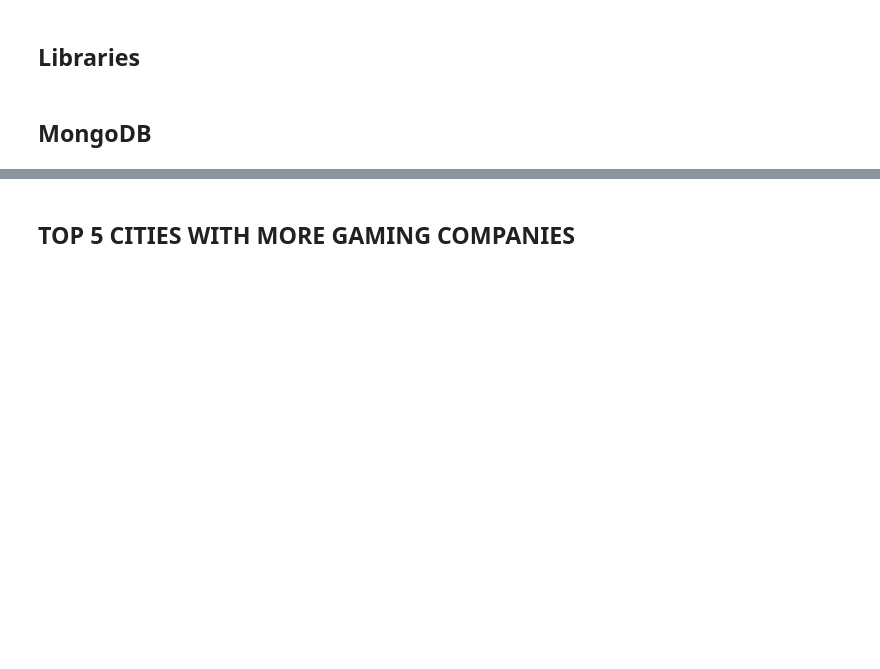
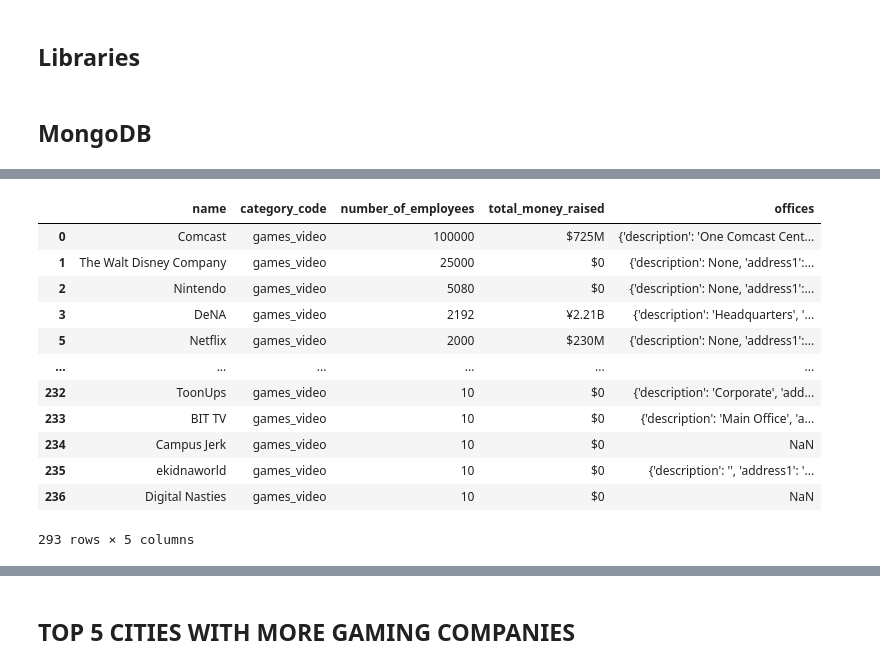
Before and after one commit to meryreddoor/Best_location_with_MongoDB_Project, a Jupyter notebook: Proyecto MongoDB.ipynb, the cells around one changed output, grey strips where cells are left out. Cells and saved outputs as stored; diff of their text form; code cells hidden in the pictures; blank space fills up the shorter version.

```diff
--- a/Proyecto MongoDB.ipynb
+++ b/Proyecto MongoDB.ipynb
@@ -52 +68,19 @@ df.dropna(subset=['offices'], inplace=True)
+# %%
+#Removing the lists from offices column
+df = df.explode('offices')
+df
+# %% [output]
+|  | name | category_code | number_of_employees | total_money_raised | offices |
+| 0 | Comcast | games_video | 100000 | $725M | {'description': 'One Comcast Cent... |
+| 1 | The Walt Disney Company | games_video | 25000 | $0 | {'description': None, 'address1':... |
+| 2 | Nintendo | games_video | 5080 | $0 | {'description': None, 'address1':... |
+| 3 | DeNA | games_video | 2192 | ¥2.21B | {'description': 'Headquarters', '... |
+| 5 | Netflix | games_video | 2000 | $230M | {'description': None, 'address1':... |
+| ... | ... | ... | ... | ... | ... |
+| 232 | ToonUps | games_video | 10 | $0 | {'description': 'Corporate', 'add... |
+| 233 | BIT TV | games_video | 10 | $0 | {'description': 'Main Office', 'a... |
+| 234 | Campus Jerk | games_video | 10 | $0 | NaN |
+| 235 | ekidnaworld | games_video | 10 | $0 | {'description': '', 'address1': '... |
+| 236 | Digital Nasties | games_video | 10 | $0 | NaN |
+293 rows × 5 columns
 # %%
```
Also changed, not shown: parts of 29 cells of this notebook.
